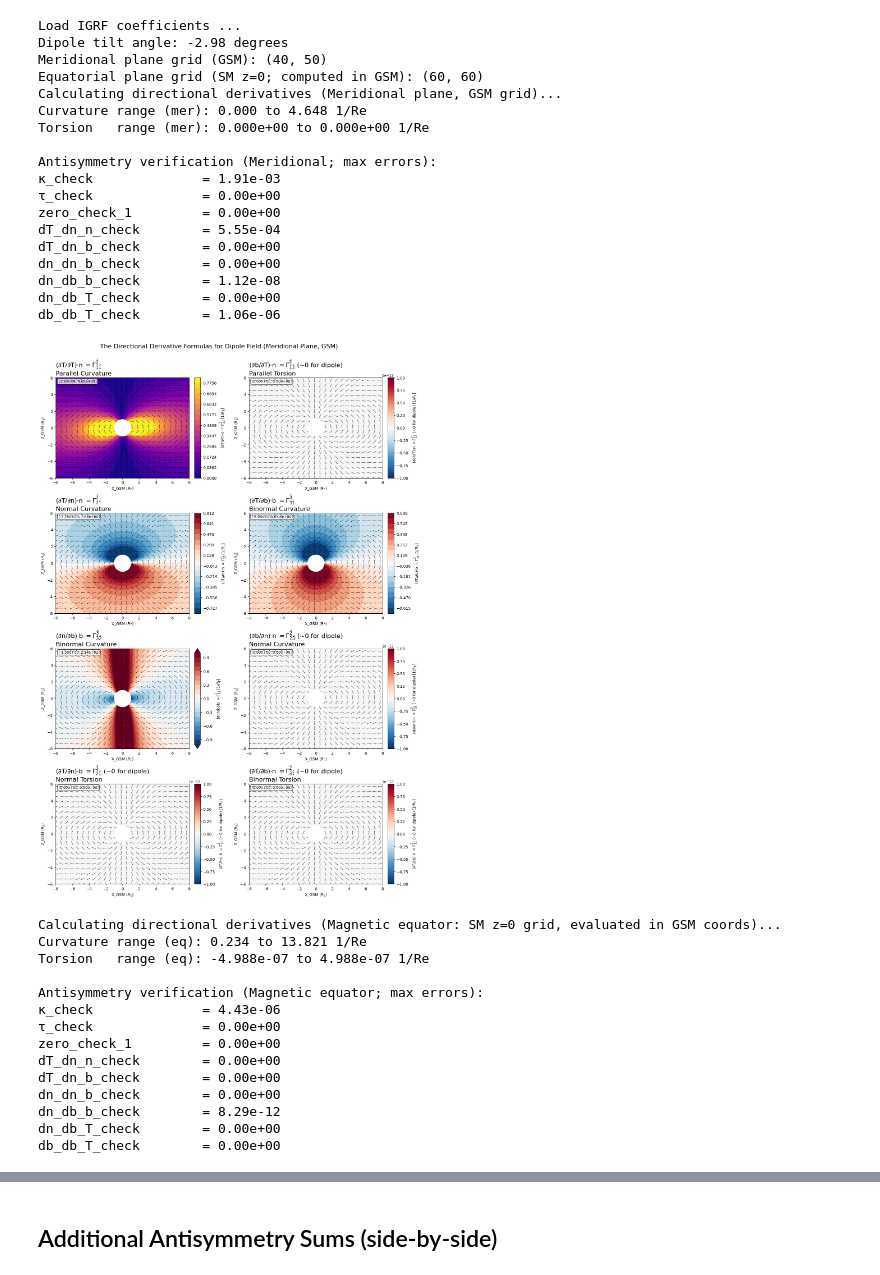
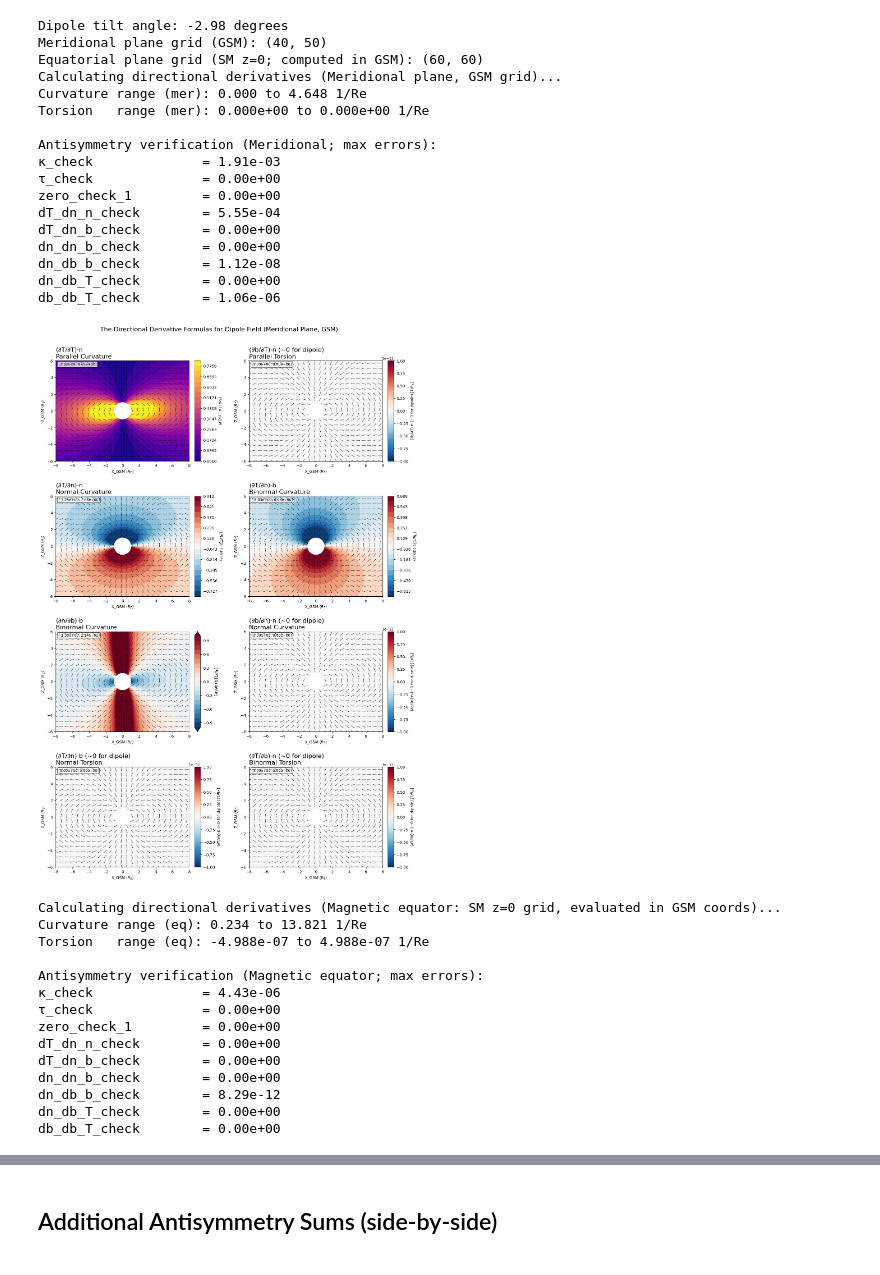
Before and after one commit to Butadiene/Mageometry, a Jupyter notebook: examples/notebooks/directional_derivatives_maps/dipole_field_directional_derivatives.ipynb, the cells around one changed output, grey strips where cells are left out. Cells and saved outputs as stored; diff of their text form; code cells hidden in the pictures.

```diff
--- a/examples/notebooks/directional_derivatives_maps/dipole_field_directional_derivatives.ipynb
+++ b/examples/notebooks/directional_derivatives_maps/dipole_field_directional_derivatives.ipynb
@@ -38,6 +38,8 @@ step = 2           # subsampling for overlay density
 perp_thresh = 0.05  # |B_in_plane|/|B| < this -> dot instead of segment
 dot_size = 4
 dot_alpha = 0.85
+
+SHOW_CHRISTOFFEL = False  # Show Christoffel symbol notation alongside derivative notation
 
 # Layout knobs
 CBAR_PAD = 0.18      # increased from 0.05 to avoid overlaps with titles
@@ -392,16 +394,21 @@ anti_keys = [
     'db_dn_n', 'db_db_n', 'dT_db_n', 'dT_db_b'
 ]
 
+def _gamma(sym):
+    """Include Christoffel symbol if SHOW_CHRISTOFFEL is True."""
+    return f" {sym}" if SHOW_CHRISTOFFEL else ""
+
+
 # 8 panels
 plot_info = [
-    ('dT_dT_n', '(∂T/∂T)·n $=\\Gamma^{\\hat{2}}_{\\hat{1}\\hat{1}}$', 'Parallel Curvature', 'plasma'),
-    ('db_dT_n', '(∂b/∂T)·n $=\\Gamma^{\\hat{2}}_{\\hat{1}\\hat{3}}$ (~0 for dipole)', 'Parallel Torsion ', 'RdBu_r'),
-    ('dT_dn_n', '(∂T/∂n)·n $=\\Gamma^{\\hat{2}}_{\\hat{2}\\hat{1}}$', 'Normal Curvature', 'RdBu_r'),
-    ('dT_db_b', '(∂T/∂b)·b $=\\Gamma^{\\hat{3}}_{\\hat{3}\\hat{1}}$', 'Binormal Curvature', 'RdBu_r'),
-    ('dn_db_b', '(∂n/∂b)·b $=\\Gamma^{\\hat{3}}_{\\hat{3}\\hat{2}}$', 'Binormal Curvature', 'RdBu_r'),
-    ('db_dn_n', '(∂b/∂n)·n $=\\Gamma^{\\hat{2}}_{\\hat{2}\\hat{3}}$ (~0 for dipole)', 'Normal Curvature ', 'RdBu_r'),
-    ('dT_dn_b', '(∂T/∂n)·b $=\\Gamma^{\\hat{3}}_{\\hat{2}\\hat{1}}$ (~0 for dipole)', 'Normal Torsion ', 'RdBu_r'),
-    ('dT_db_n', '(∂T/∂b)·n $=\\Gamma^{\\hat{2}}_{\\hat{3}\\hat{1}}$ (~0 for dipole)', 'Binormal Torsion ', 'RdBu_r')
+    ('dT_dT_n', '(∂T/∂T)·n' + _gamma('$=\\Gamma^{\\hat{2}}_{\\hat{1}\\hat{1}}$'), 'Parallel Curvature', 'plasma'),
+    ('db_dT_n', '(∂b/∂T)·n' + _gamma('$=\\Gamma^{\\hat{2}}_{\\hat{1}\\hat{3}}$') + ' (~0 for dipole)', 'Parallel Torsion ', 'RdBu_r'),
+    ('dT_dn_n', '(∂T/∂n)·n' + _gamma('$=\\Gamma^{\\hat{2}}_{\\hat{2}\\hat{1}}$'), 'Normal Curvature', 'RdBu_r'),
+    ('dT_db_b', '(∂T/∂b)·b' + _gamma('$=\\Gamma^{\\hat{3}}_{\\hat{3}\\hat{1}}$'), 'Binormal Curvature', 'RdBu_r'),
+    ('dn_db_b', '(∂n/∂b)·b' + _gamma('$=\\Gamma^{\\hat{3}}_{\\hat{3}\\hat{2}}$'), 'Binormal Curvature', 'RdBu_r'),
+    ('db_dn_n', '(∂b/∂n)·n' + _gamma('$=\\Gamma^{\\hat{2}}_{\\hat{2}\\hat{3}}$') + ' (~0 for dipole)', 'Normal Curvature ', 'RdBu_r'),
+    ('dT_dn_b', '(∂T/∂n)·b' + _gamma('$=\\Gamma^{\\hat{3}}_{\\hat{2}\\hat{1}}$') + ' (~0 for dipole)', 'Normal Torsion ', 'RdBu_r'),
+    ('dT_db_n', '(∂T/∂b)·n' + _gamma('$=\\Gamma^{\\hat{2}}_{\\hat{3}\\hat{1}}$') + ' (~0 for dipole)', 'Binormal Torsion ', 'RdBu_r')
 ]
 
 # ============================================================
@@ -556,35 +563,34 @@ for idx, (param_name, formula, title, cmap) in enumerate(plot_info):
 
 # 1) First, pack everything (subplots + colorbars) tightly
 fig.tight_layout(h_pad=TIGHT_HPAD, w_pad=TIGHT_WPAD, pad=0.3)
 
 # 2) Directly specify how far up the top of the figure extends (controls whitespace)
 fig.subplots_adjust(top=0.93)   # adjust to preference around 0.92-0.96
 
 # 3) Finally, add overall title (avoid double-counting margins with tight_layout)
 fig.suptitle('The 8 Directional Derivative Formulas \n for Dipole Field (Magnetic Equator: SM z=0, computed in GSM)',
              fontsize=16, y=0.985)
 save_fig_png(fig, "geopack-eq-dip.png", out_dir="png_outputs")  # added
 plt.show()
 # %% [output]
-Load IGRF coefficients ...
 Dipole tilt angle: -2.98 degrees
 Meridional plane grid (GSM): (40, 50)
 Equatorial plane grid (SM z=0; computed in GSM): (60, 60)
 Calculating directional derivatives (Meridional plane, GSM grid)...
 Curvature range (mer): 0.000 to 4.648 1/Re
 Torsion   range (mer): 0.000e+00 to 0.000e+00 1/Re
 
 Antisymmetry verification (Meridional; max errors):
 κ_check              = 1.91e-03
 τ_check              = 0.00e+00
 zero_check_1         = 0.00e+00
 dT_dn_n_check        = 5.55e-04
 dT_dn_b_check        = 0.00e+00
 dn_dn_b_check        = 0.00e+00
 dn_db_b_check        = 1.12e-08
 dn_db_T_check        = 0.00e+00
 db_db_T_check        = 1.06e-06
-[figure, old version]
+[figure, new version]
 Calculating directional derivatives (Magnetic equator: SM z=0 grid, evaluated in GSM coords)...
 Curvature range (eq): 0.234 to 13.821 1/Re
 Torsion   range (eq): -4.988e-07 to 4.988e-07 1/Re
```
Also changed, not shown: parts of 2 cells of this notebook.
